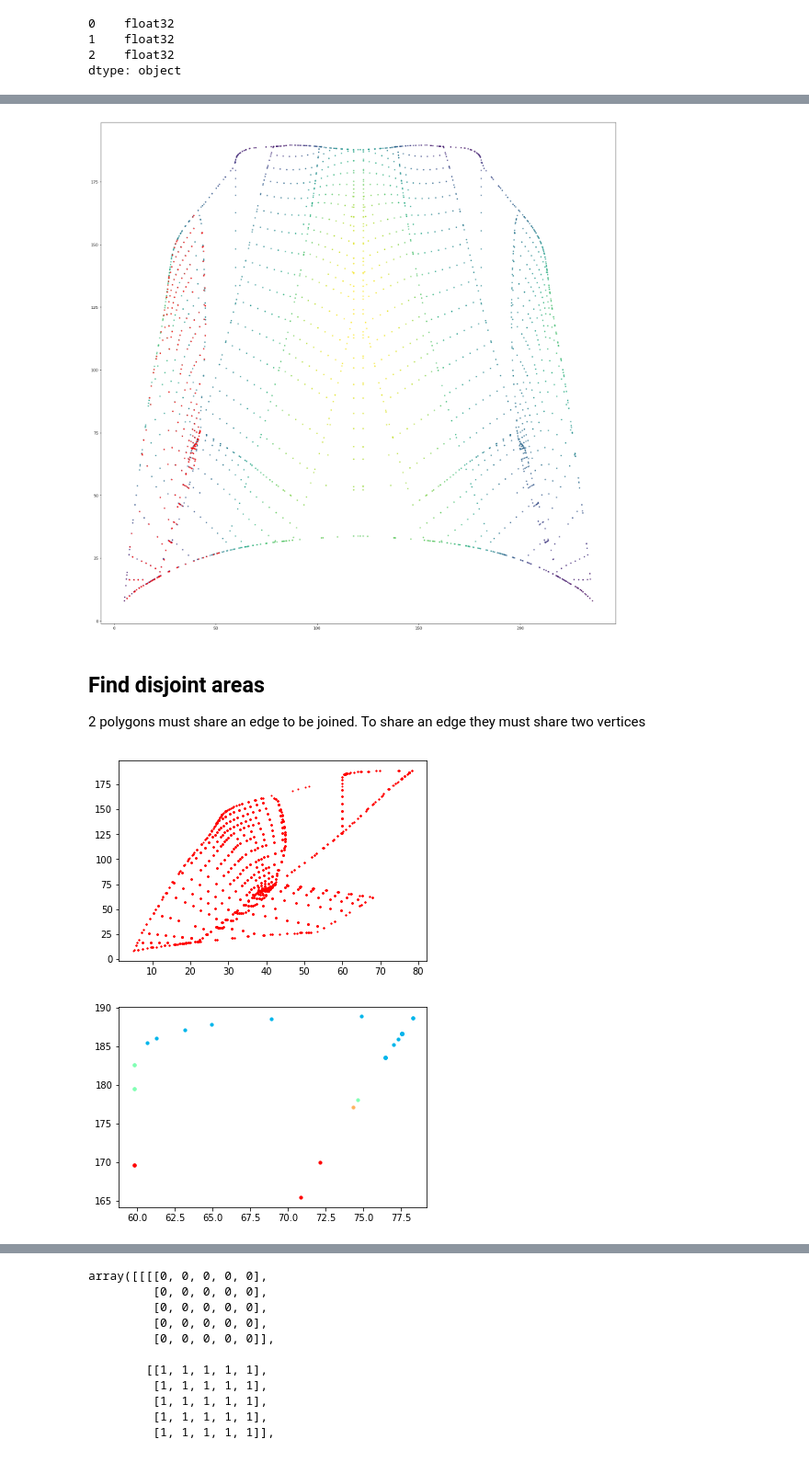
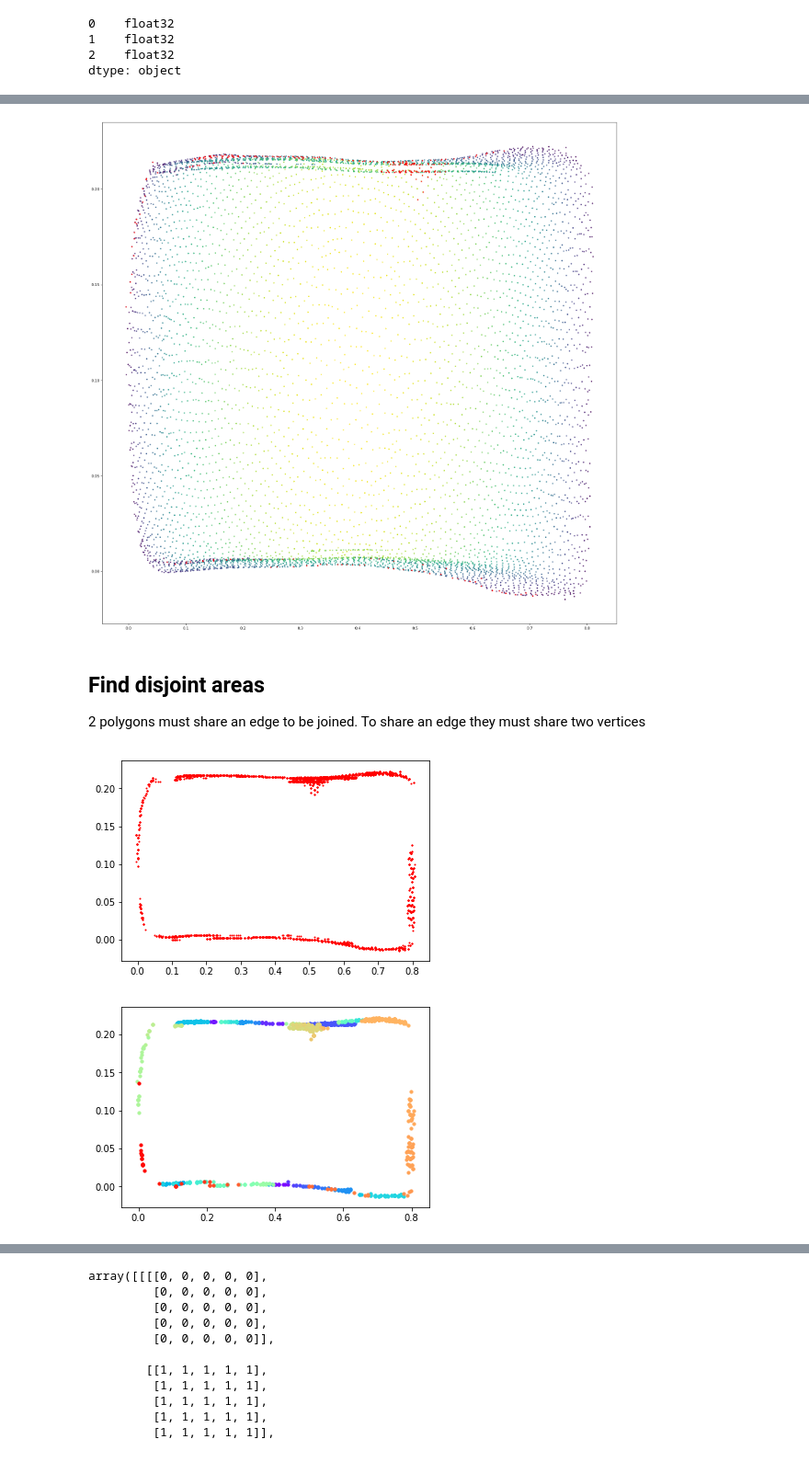
Before and after one commit to fostiropoulos/2dToolPathPlanning, a Jupyter notebook: PathPlanningResearch.ipynb, the cells around one changed output, grey strips where cells are left out. Shown at 92% size. Saved outputs shown, nothing was run; the diff lists cells and outputs as text; code cells hidden in the pictures.

```diff
--- a/PathPlanningResearch.ipynb
+++ b/PathPlanningResearch.ipynb
@@ -4,7 +4,7 @@ from mpl_toolkits import mplot3d
 from matplotlib import pyplot
 import pandas as pd
 # Load the STL files and add the vectors to the plot
-your_mesh = mesh.Mesh.from_file('data/meshlab.stl',remove_duplicate_polygons=1,calculate_normals=False,)
+your_mesh = mesh.Mesh.from_file('data/composite_wheel_guard.stl',remove_duplicate_polygons=1,calculate_normals=False,)
 import numpy as np
 # %%
 import operator
@@ -83,7 +81,7 @@ plt.scatter(selected_points[0], selected_points[1], c="red",s=5)
 
 plt.show()
 # %% [output]
-[figure, old version]
+[figure, new version]
 # %%
 from operator import itemgetter
 from collections import defaultdict
@@ -184,29 +182,29 @@ def get_connected_region(selected_polygons):
 
 2 polygons must share an edge to be joined. To share an edge they must share two vertices
 # %%
-toplayer_polygons=pd.DataFrame(your_mesh.points[normals[normals[2]>0.01].index])
+toplayer_polygons=pd.DataFrame(your_mesh.points[normals[normals[2]>0].index])
 selected_polygons=np.array(toplayer_polygons)[:1000]
 _df=pd.DataFrame(selected_polygons, index=None)
 plt.scatter(_df[0], _df[1], c="red", s=1)
 plt.scatter(_df[3], _df[4], c="red", s=1)
 plt.scatter(_df[6], _df[7], c="red", s=1)
 
 import matplotlib.cm as cm
 
 a=get_connected_region(selected_polygons)
 plt.show()
 colors = iter(cm.rainbow(np.linspace(0, 1, len(a.keys()))))
 for idx in a:
     idxs=a[idx]
     color2=next(colors)
     if(idx==0):
         continue
     plt.scatter(selected_polygons[idxs][:,0], selected_polygons[idxs][:,1], c=[color2], s=10)
 
 plt.show()
 # %% [output]
-[figure, old version]
+[figure, new version]
-[figure, old version]
+[figure, new version]
 # %%
 """
 def point_to_hashmap(vector):
```
Also changed, not shown: parts of 37 cells of this notebook, 3 other files.
